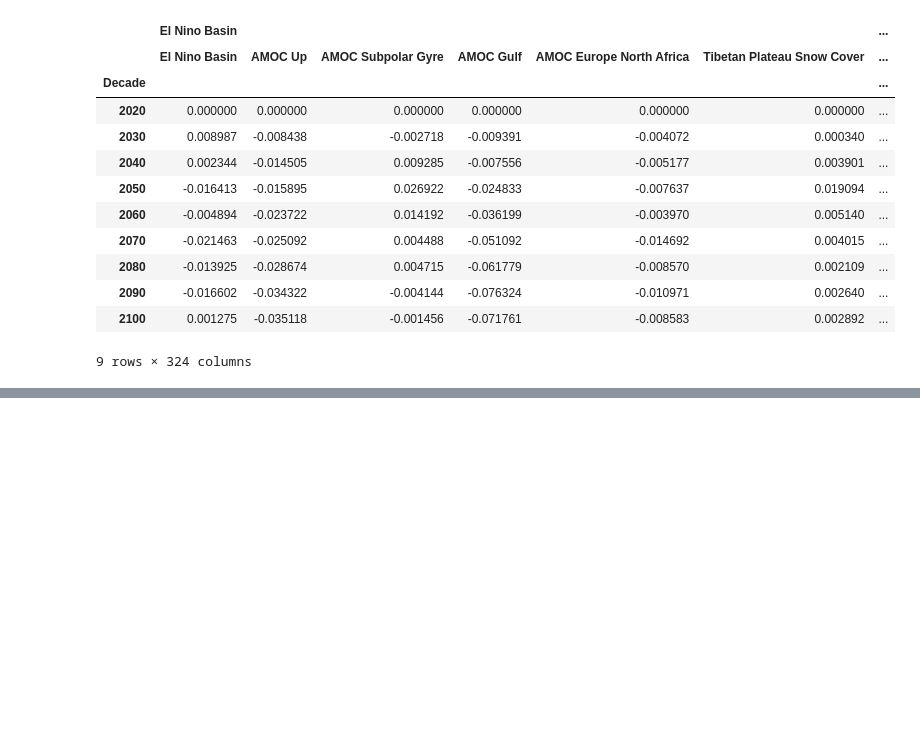
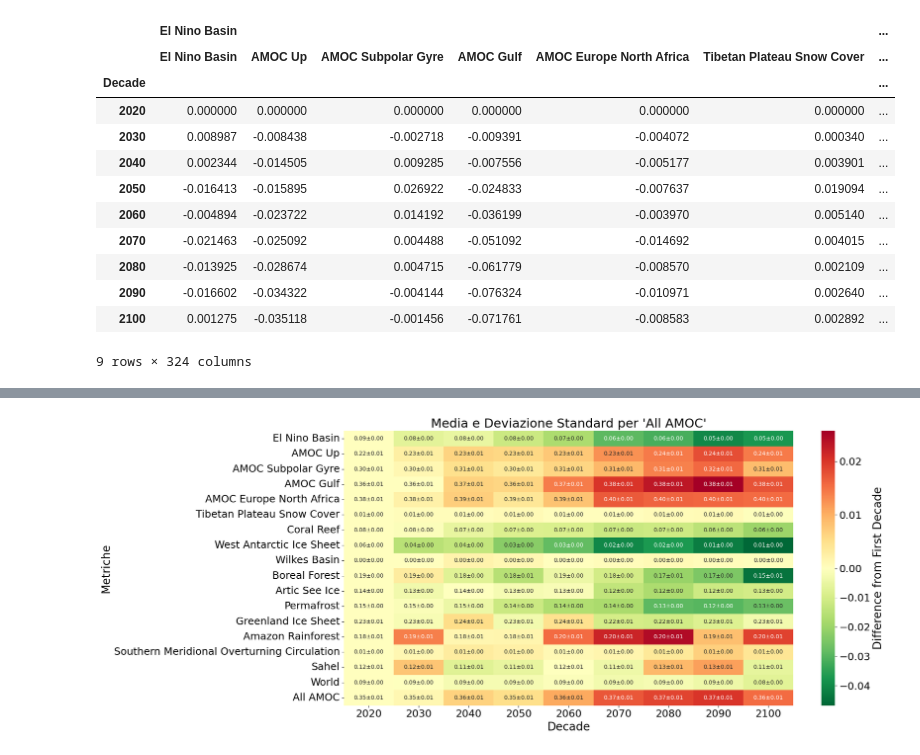
Before and after one commit to tomscag/climate_temporal_networks, a Jupyter notebook: Analysis/Plot_Tipping_Heatmaps.ipynb, the cells around one changed output, grey strips where cells are left out. Drawn from its saved outputs; the diff is of its cells as text; code cells hidden in the pictures; blank space fills up the shorter version.

```diff
--- a/Analysis/Plot_Tipping_Heatmaps.ipynb
+++ b/Analysis/Plot_Tipping_Heatmaps.ipynb
@@ -306,0 +311,32 @@ plt.show()
+# %%
+
+import numpy as np
+import pandas as pd
+import seaborn as sns
+import matplotlib.pyplot as plt
+from matplotlib.colors import TwoSlopeNorm
+
+# Calcolo dei valori min e max per centrare lo zero sulla colorbar
+vmin = variazione['All AMOC'].min().min()
+vmax = variazione['All AMOC'].max().max()
+vcenter = 0
+norm = TwoSlopeNorm(vmin=vmin, vcenter=vcenter, vmax=vmax)
+
+plt.figure(figsize=(20, 8))
+ax = sns.heatmap(variazione['All AMOC'].T, annot=annotations_df.T, fmt="", cmap="RdYlGn_r",
+                 norm=norm, cbar_kws={'label': 'Media Valore'})
+
+ax.set_title("Media e Deviazione Standard per 'All AMOC'", fontsize=22)
+ax.set_xlabel("Decade", fontsize=20)
+ax.set_ylabel("Metriche", fontsize=20)
+ax.tick_params(axis='both', which='major', labelsize=18)
+
+# Personalizzazione della colorbar
+cbar = ax.collections[0].colorbar
+cbar.ax.tick_params(labelsize=18)  # Imposta la dimensione del font dei tick della colorbar
+cbar.set_label('Difference from First Decade', fontsize=20)  # Imposta la dimensione del font del label della colorbar
+
+plt.tight_layout()
+plt.show()
+# %% [output]
+[figure, added]
```
Also changed, not shown: parts of 2 cells of this notebook.
